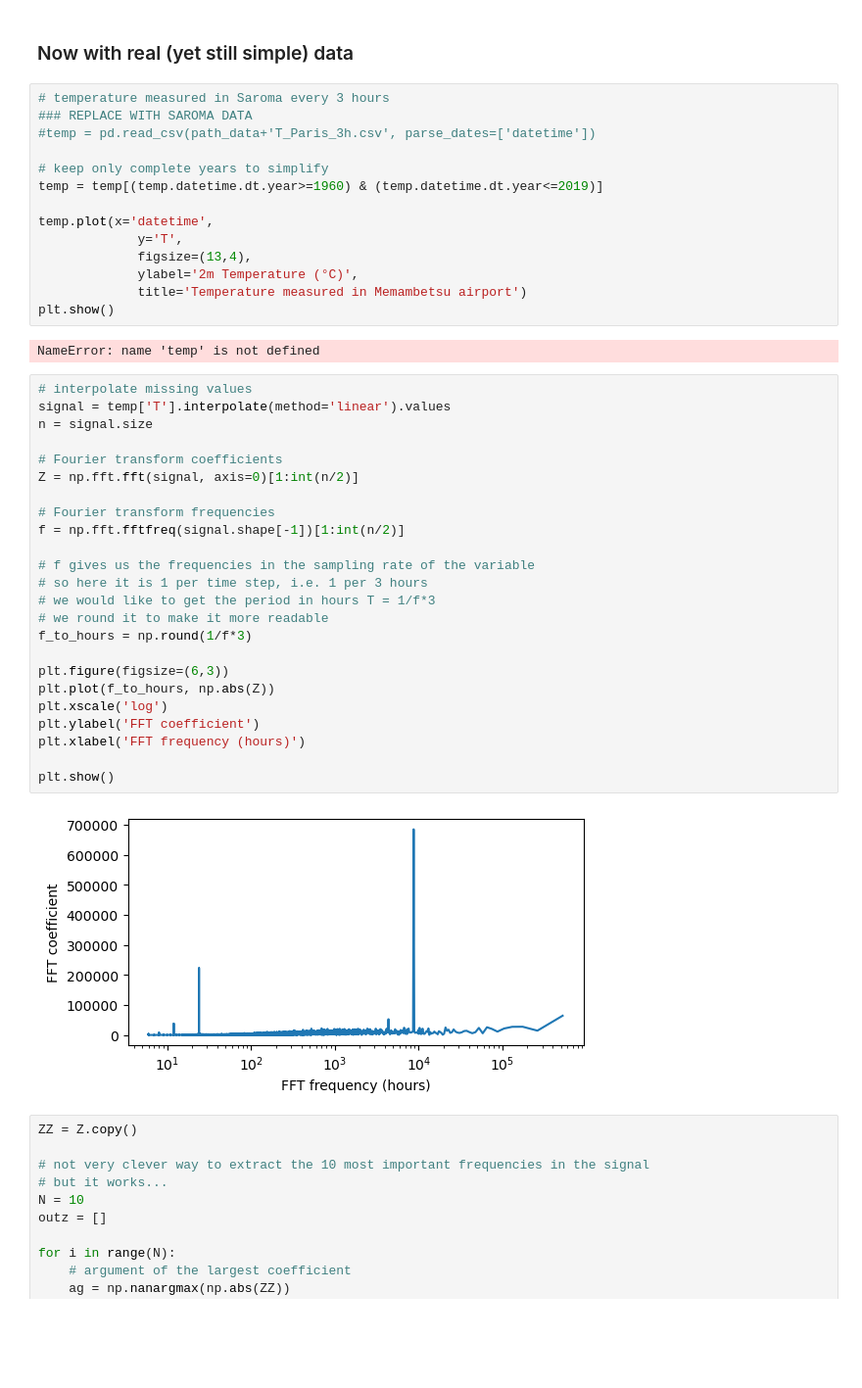
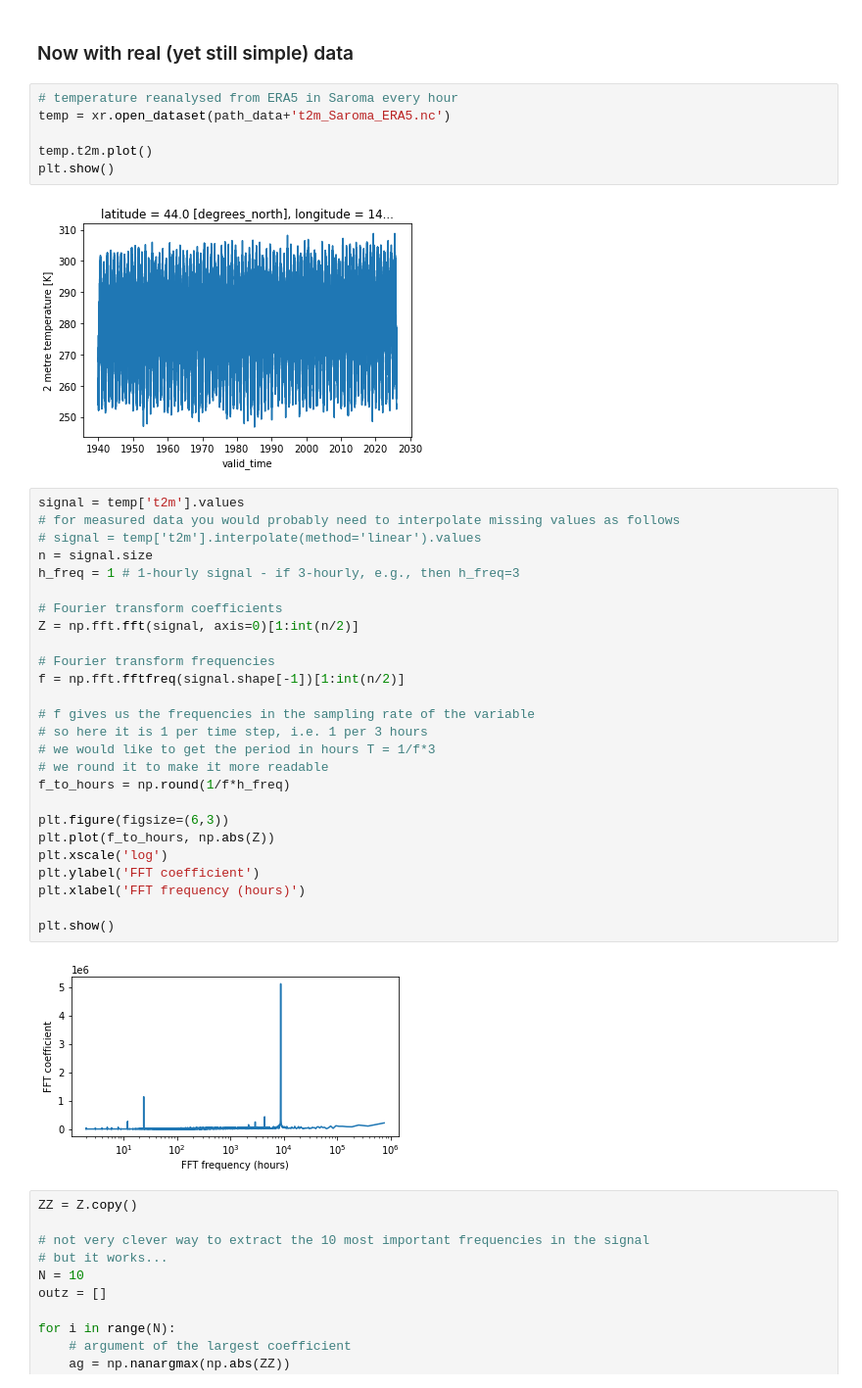
Before and after one commit to rlapere/Sea_ice_school_2026-modeling, a Jupyter notebook: statistical_analysis.ipynb, the cells around one changed output. Shown at 98% size. Saved outputs shown, nothing was run; the diff lists cells and outputs as text; blank space fills up the shorter version.

```diff
--- a/statistical_analysis.ipynb
+++ b/statistical_analysis.ipynb
@@ -403,47 +404,41 @@ close enough...
 # %% [markdown]
 ### Now with real (yet still simple) data
 # %%
-# temperature measured in Saroma every 3 hours
-### REPLACE WITH SAROMA DATA
-#temp = pd.read_csv(path_data+'T_Paris_3h.csv', parse_dates=['datetime'])
+# temperature reanalysed from ERA5 in Saroma every hour
+temp = xr.open_dataset(path_data+'t2m_Saroma_ERA5.nc')
 
-# keep only complete years to simplify
-temp = temp[(temp.datetime.dt.year>=1960) & (temp.datetime.dt.year<=2019)]
-
-temp.plot(x='datetime',
-             y='T',
-             figsize=(13,4),
-             ylabel='2m Temperature (°C)',
-             title='Temperature measured in Memambetsu airport')
+temp.t2m.plot()
 plt.show()
 # %% [output]
-NameError: name 'temp' is not defined
+[figure, added]
 # %%
-# interpolate missing values
-signal = temp['T'].interpolate(method='linear').values
+signal = temp['t2m'].values
+# for measured data you would probably need to interpolate missing values as follows
+# signal = temp['t2m'].interpolate(method='linear').values
 n = signal.size
+h_freq = 1 # 1-hourly signal - if 3-hourly, e.g., then h_freq=3
 
 # Fourier transform coefficients
 Z = np.fft.fft(signal, axis=0)[1:int(n/2)]
 
 # Fourier transform frequencies
 f = np.fft.fftfreq(signal.shape[-1])[1:int(n/2)]
 
 # f gives us the frequencies in the sampling rate of the variable
 # so here it is 1 per time step, i.e. 1 per 3 hours
 # we would like to get the period in hours T = 1/f*3
 # we round it to make it more readable
-f_to_hours = np.round(1/f*3)
+f_to_hours = np.round(1/f*h_freq)
 
 plt.figure(figsize=(6,3))
 plt.plot(f_to_hours, np.abs(Z))
 plt.xscale('log')
 plt.ylabel('FFT coefficient')
 plt.xlabel('FFT frequency (hours)')
 
 plt.show()
 # %% [output]
-[figure, old version]
+[figure, new version]
 # %%
 ZZ = Z.copy()
 
```
Also changed, not shown: parts of 18 cells of this notebook, 1 other file.
